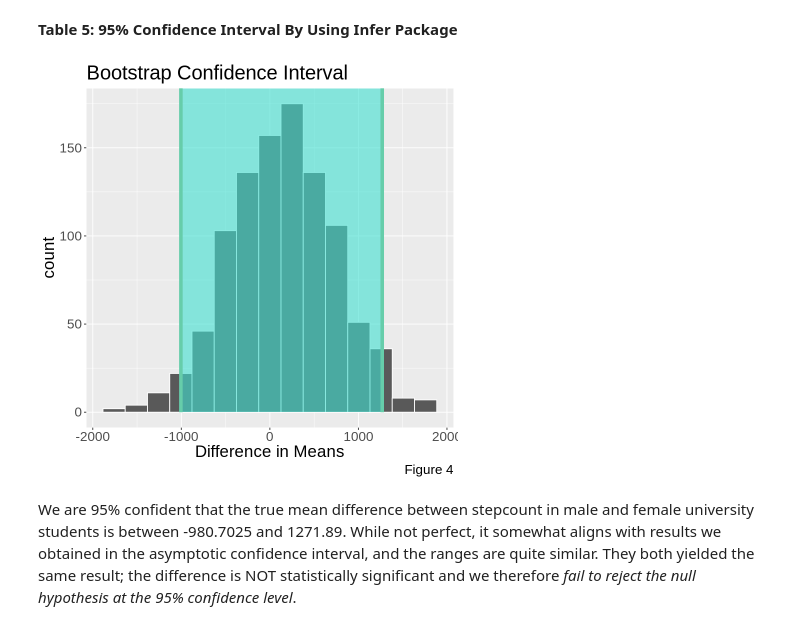
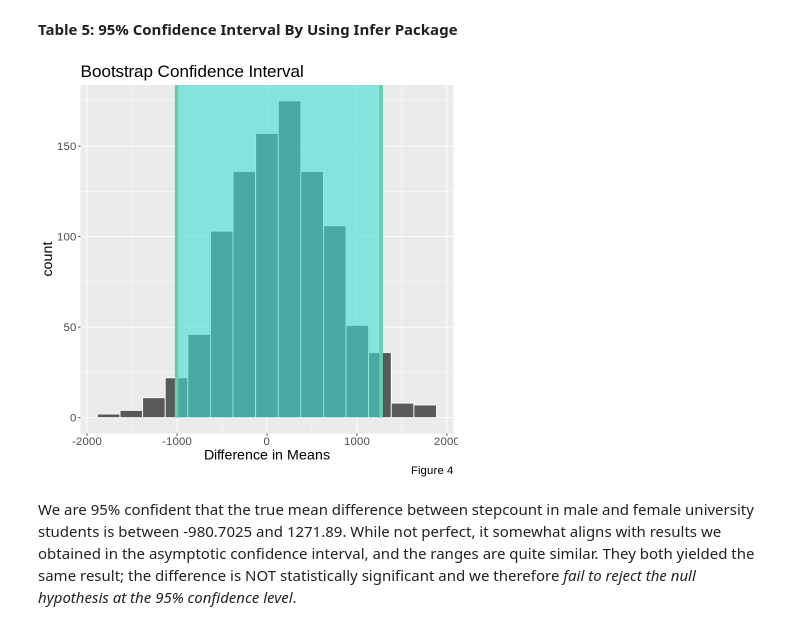
Before and after one commit to Jellia1225/STAT201-Group-8-Foot-Step-Project, a Jupyter notebook: Male vs. Female Step Count Final Report.ipynb, the cells around one changed output. Cells and saved outputs as stored; diff of their text form; code cells hidden in the pictures.

```diff
--- a/Male vs. Female Step Count Final Report.ipynb
+++ b/Male vs. Female Step Count Final Report.ipynb
@@ -320,17 +324,17 @@ A tibble: 1 × 2
 # %%
 #Visualizing the confidence interval diff_in_means_bootstrap_ci with the bootstrap distribution diff_in_means_bootstrap_dist.
 #Notice how 0 is included in this confidence interval
 
 diff_in_means_ci_bootstrap_plot <-
     visualize(diff_in_means_bootstrap_dist) +
     shade_confidence_interval(endpoints = diff_in_means_ci) +
-    theme(text = element_text(size = 20)) +
+    theme(text = element_text(size = 17)) +
     ggtitle("Bootstrap Confidence Interval")+
     xlab("Difference in Means")+
     labs(caption = "Figure 4")
 diff_in_means_ci_bootstrap_plot
 # %% [output]
-[figure, old version]
+[figure, new version]
 # %% [markdown]
 We are 95% confident that the true mean difference between stepcount in male and female university students is between -980.7025 and 1271.89. While not perfect, it somewhat aligns with results we obtained in the asymptotic confidence interval, and the ranges are quite similar. They both yielded the same result; the difference is NOT statistically significant and we therefore _fail to reject the null hypothesis at the 95% confidence level_.
 # %% [markdown]
```
Also changed, not shown: parts of 19 cells of this notebook.
